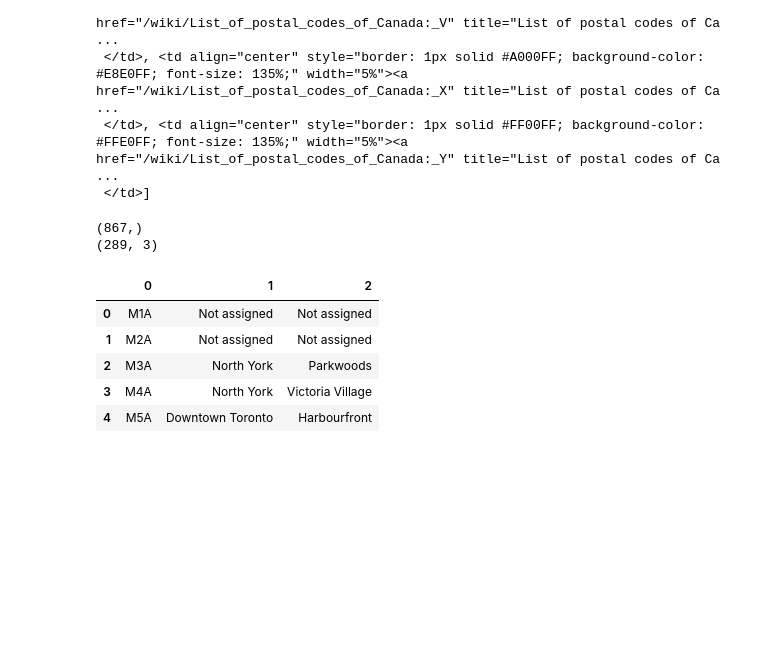
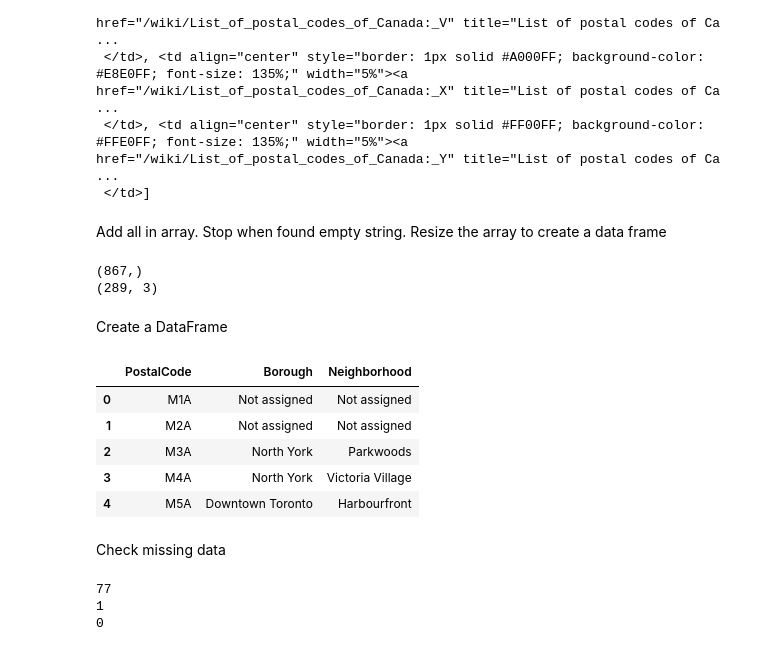
Before and after one commit to uuriter/capstone, a Jupyter notebook: Capstone.ipynb, the cells around one changed output. Saved outputs shown, nothing was run; the diff lists cells and outputs as text; code cells hidden in the pictures; blank space fills up the shorter version.

```diff
--- a/Capstone.ipynb
+++ b/Capstone.ipynb
@@ -25,6 +33,8 @@ soup('td')
  </td>, <td align="center" style="border: 1px solid #A000FF; background-color: #E8E0FF; font-size: 135%;" width="5%"><a href="/wiki/List_of_postal_codes_of_Canada:_X" title="List of postal codes of Ca ...
  </td>, <td align="center" style="border: 1px solid #FF00FF; background-color: #FFE0FF; font-size: 135%;" width="5%"><a href="/wiki/List_of_postal_codes_of_Canada:_Y" title="List of postal codes of Ca ...
  </td>]
+# %% [markdown]
+Add all <td> in array.  Stop when found empty string. Resize the array to create a data frame
 # %%
 import numpy as np
 
@@ -41,16 +51,28 @@ print(a.shape)
 # %% [output]
 (867,)
 (289, 3)
+# %% [markdown]
+Create a DataFrame
 # %%
 import pandas as pd
 
-df = pd.DataFrame(a)
-#df = df.reindex(columns=['PostalCode', 'Borough', 'Neighborhood'])
+df = pd.DataFrame(a)   # if dict is used, the column name would not be in this order
+df.columns = ['PostalCode', 'Borough', 'Neighborhood']
 df.head()
 # %% [output]
-|  | 0 | 1 | 2 |
+|  | PostalCode | Borough | Neighborhood |
 | 0 | M1A | Not assigned | Not assigned |
 | 1 | M2A | Not assigned | Not assigned |
 | 2 | M3A | North York | Parkwoods |
 | 3 | M4A | North York | Victoria Village |
 | 4 | M5A | Downtown Toronto | Harbourfront |
+# %% [markdown]
+Check missing data
+# %%
+print(((df.Borough == 'Not assigned') & (df.Neighborhood == 'Not assigned')).sum())
+print(((df.Borough != 'Not assigned') & (df.Neighborhood == 'Not assigned')).sum())
+print(((df.Borough == 'Not assigned') & (df.Neighborhood != 'Not assigned')).sum())
+# %% [output]
+77
+1
+0
```
Also changed, not shown: parts of 6 cells of this notebook.
